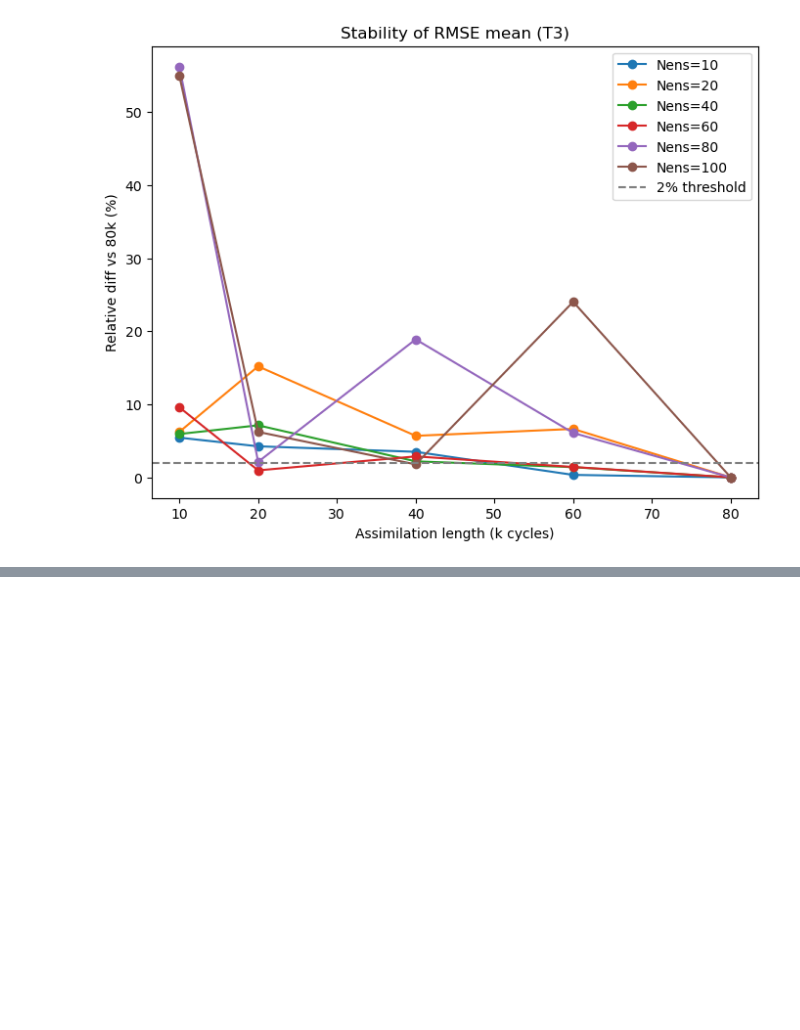
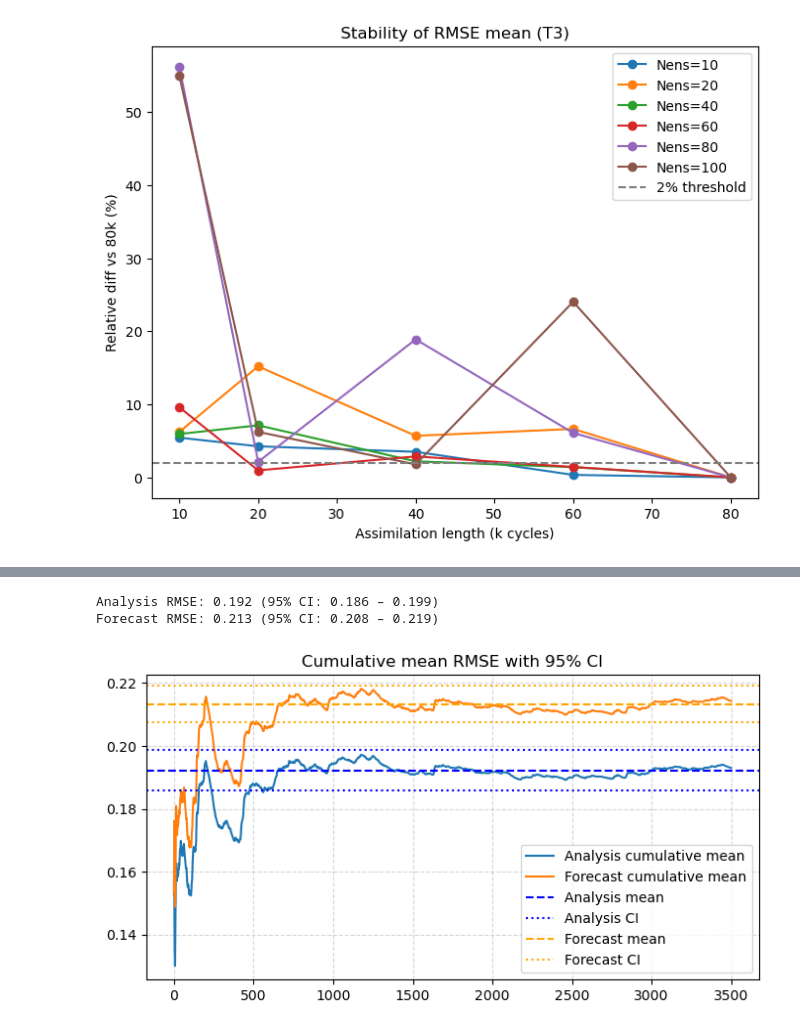
Before and after one commit to jgacituag/L96_multiple_experiments, a Jupyter notebook: codes_figures/test_plot_assim_cycles.ipynb, the cells around one changed output, grey strips where cells are left out. Cells and saved outputs as stored; diff of their text form; code cells hidden in the pictures; blank space fills up the shorter version.

```diff
--- a/codes_figures/test_plot_assim_cycles.ipynb
+++ b/codes_figures/test_plot_assim_cycles.ipynb
@@ -468,0 +554,51 @@ Figure saved as:
+# %%
+import numpy as np
+from scipy.stats import t
+
+def mean_and_ci(data, block_len=5000, alpha=0.05):
+    """
+    Compute mean and confidence interval for time series with autocorrelation,
+    using block averages.
+    """
+    nblocks = len(data) // block_len
+    if nblocks < 2:
+        raise ValueError("Not enough data for block averaging")
+
+    # Cut to full blocks
+    arr = data[:nblocks*block_len]
+    blocks = arr.reshape(nblocks, block_len).mean(axis=1)  # block means
+
+    mean_val = blocks.mean()
+    std_err = blocks.std(ddof=1) / np.sqrt(nblocks)
+
+    # t-distribution critical value
+    tval = t.ppf(1 - alpha/2, df=nblocks-1)
+    ci = (mean_val - tval*std_err, mean_val + tval*std_err)
+
+    return mean_val, ci
+
+# Example usage with your post-spinup series
+mean_a, ci_a = mean_and_ci(rmse_a_post, block_len=1000)
+mean_f, ci_f = mean_and_ci(rmse_f_post, block_len=1000)
+
+print(f"Analysis RMSE: {mean_a:.3f} (95% CI: {ci_a[0]:.3f} – {ci_a[1]:.3f})")
+print(f"Forecast RMSE: {mean_f:.3f} (95% CI: {ci_f[0]:.3f} – {ci_f[1]:.3f})")
+# %% [output]
+Analysis RMSE: 0.192 (95% CI: 0.186 – 0.199)
+Forecast RMSE: 0.213 (95% CI: 0.208 – 0.219)
+# %%
+plt.figure(figsize=(8,4))
+plt.plot(cummean_a, label="Analysis cumulative mean")
+plt.plot(cummean_f, label="Forecast cumulative mean")
+plt.axhline(mean_a, color="blue", linestyle="--", label="Analysis mean")
+plt.axhline(ci_a[0], color="blue", linestyle=":", label="Analysis CI")
+plt.axhline(ci_a[1], color="blue", linestyle=":")
+plt.axhline(mean_f, color="orange", linestyle="--", label="Forecast mean")
+plt.axhline(ci_f[0], color="orange", linestyle=":", label="Forecast CI")
+plt.axhline(ci_f[1], color="orange", linestyle=":")
+plt.legend()
+plt.title("Cumulative mean RMSE with 95% CI")
+plt.grid(True, linestyle="--", alpha=0.5)
+plt.show()
+# %% [output]
+[figure, added]
```
Also changed, not shown: parts of 6 cells of this notebook, 42 other files.
